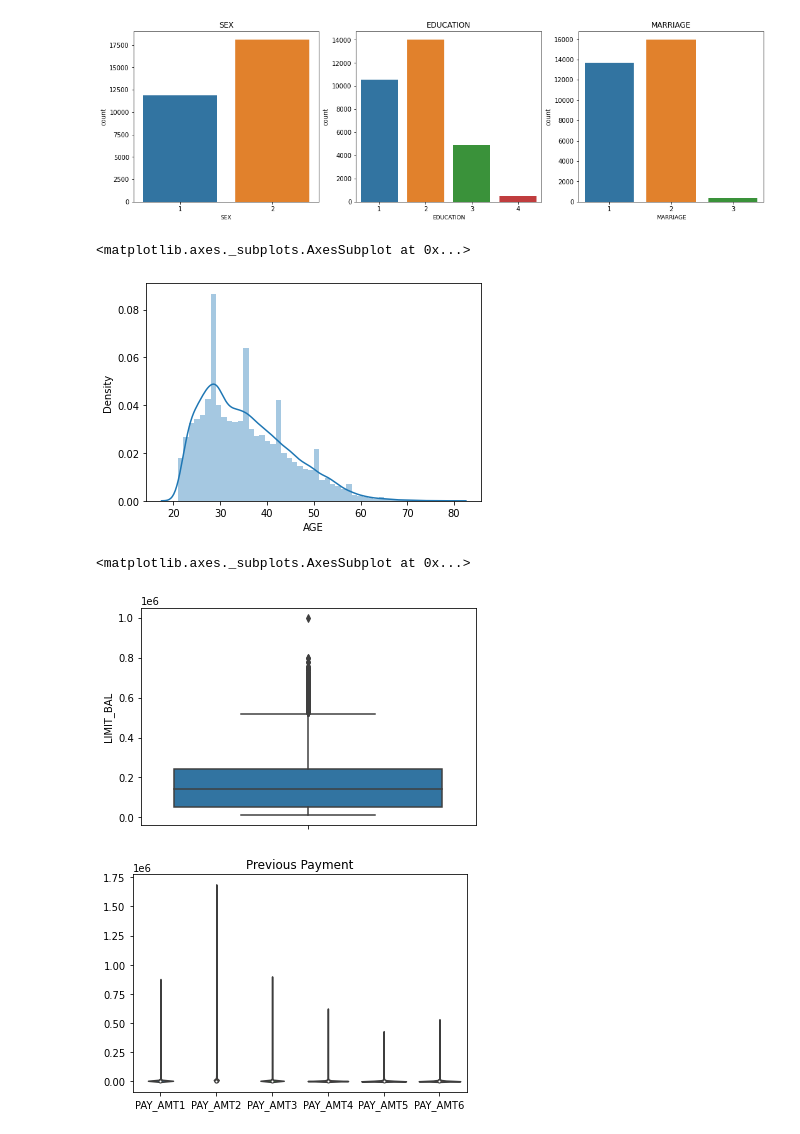
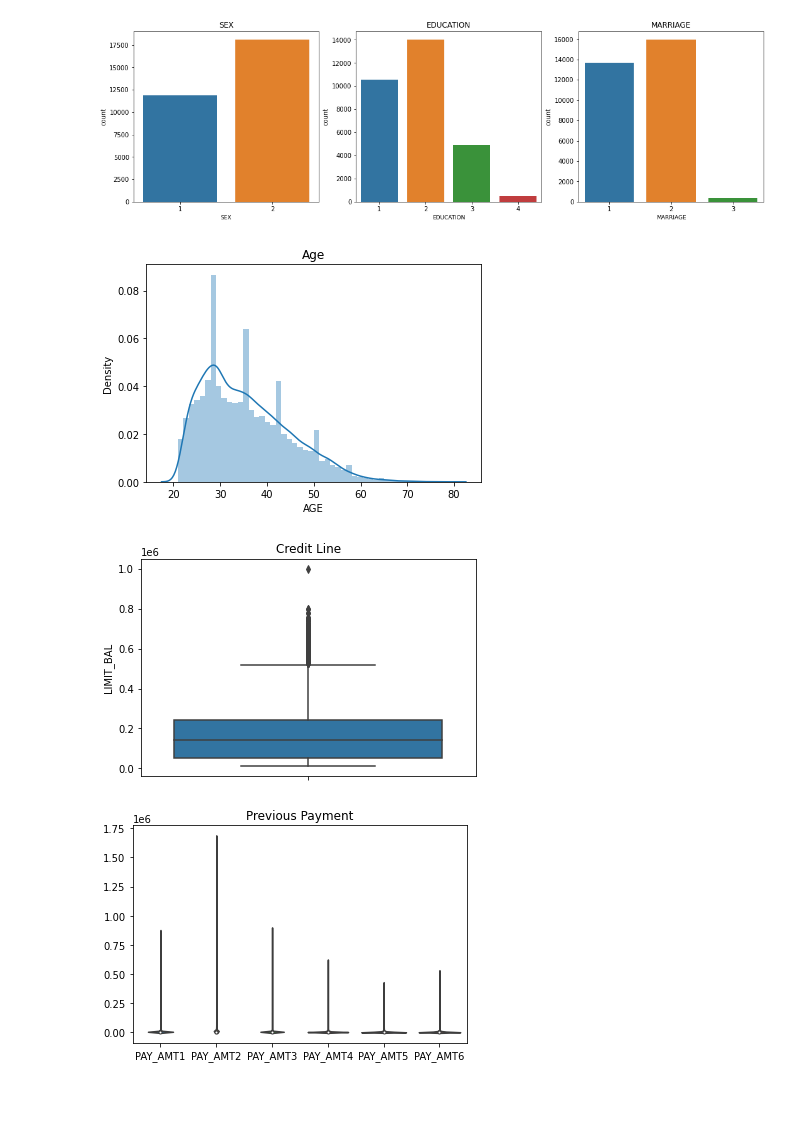
Before and after one commit to jenny3248/default-detection, a Jupyter notebook: Default Detection.ipynb, the cells around one changed output. Drawn from its saved outputs; the diff is of its cells as text; code cells hidden in the pictures; blank space fills up the shorter version.

```diff
--- a/Default Detection.ipynb
+++ b/Default Detection.ipynb
@@ -80,15 +93,15 @@ for i, var in enumerate(['SEX','EDUCATION','MARRIAGE']):
 # %% [output]
 [figure]
 # %%
-sns.distplot(df.AGE)
+plt.title('Age')
+sns.distplot(df.AGE);
 # %% [output]
-<matplotlib.axes._subplots.AxesSubplot at 0x...>
-[figure, old version]
+[figure, new version]
 # %%
-sns.boxplot(y=df.LIMIT_BAL)
+plt.title('Credit Line')
+sns.boxplot(y=df.LIMIT_BAL);
 # %% [output]
-<matplotlib.axes._subplots.AxesSubplot at 0x...>
-[figure, old version]
+[figure, new version]
 # %%
 pay_amt = df[['PAY_AMT1','PAY_AMT2','PAY_AMT3','PAY_AMT4','PAY_AMT5','PAY_AMT6']]
 ax = sns.violinplot(data=pay_amt)
```
Also changed, not shown: parts of 22 cells of this notebook.
